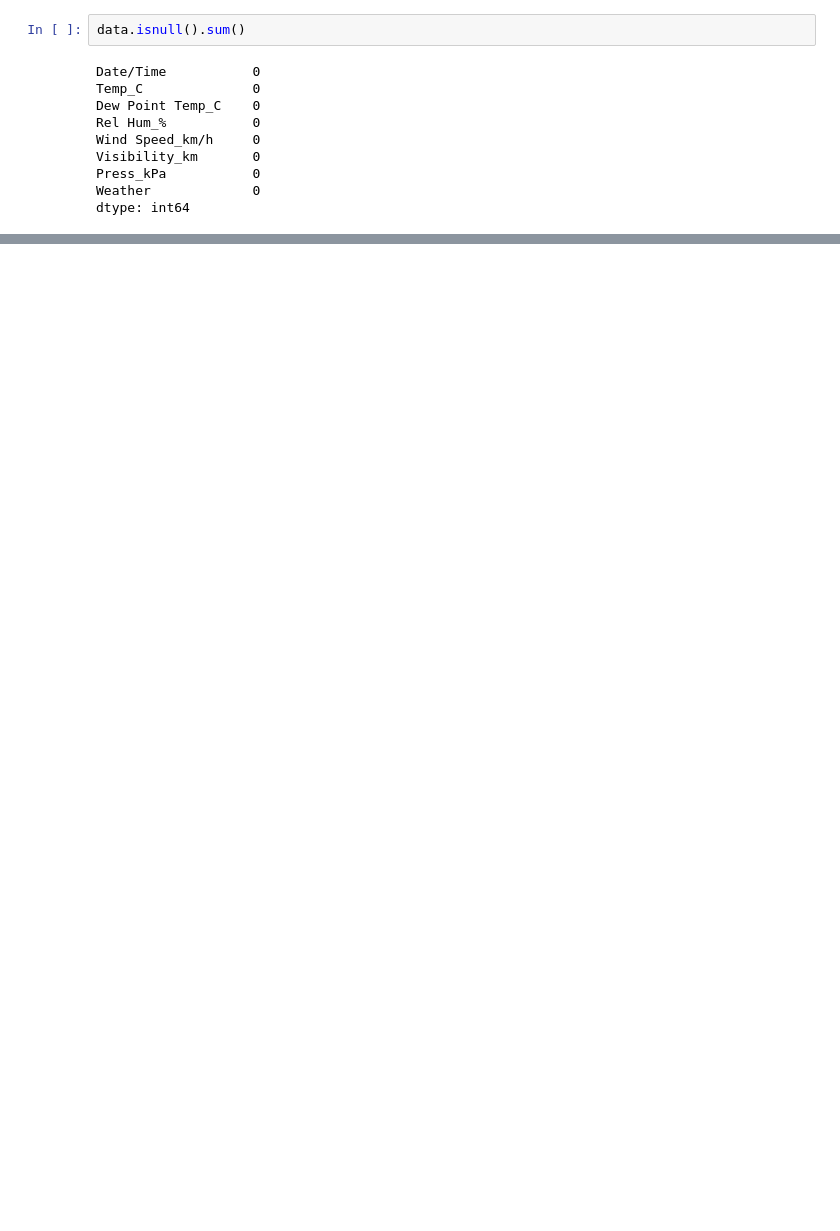
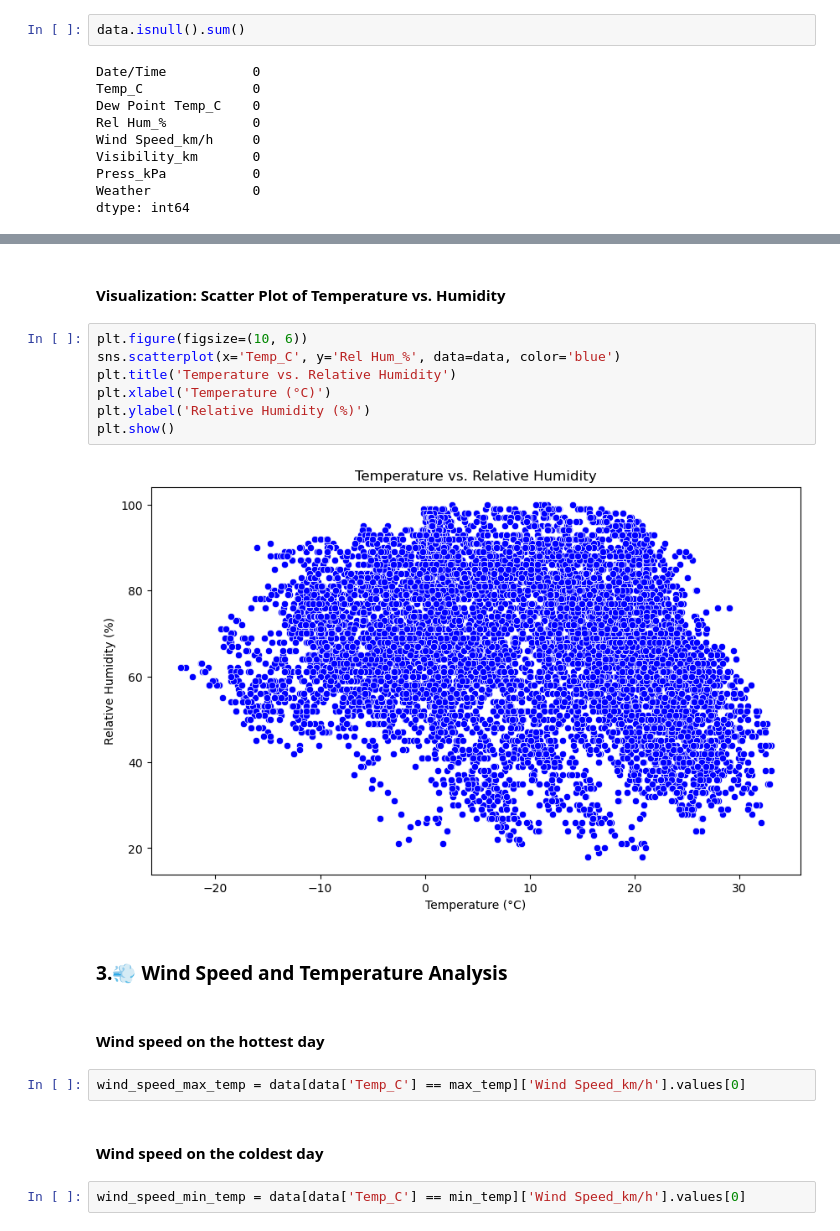
Before and after one commit to georgezacharia/weather_data_analysis_python, a Jupyter notebook: weather_data_analysis.ipynb, the cells around one changed output, grey strips where cells are left out. Drawn from its saved outputs; the diff is of its cells as text; blank space fills up the shorter version.

```diff
--- a/weather_data_analysis.ipynb
+++ b/weather_data_analysis.ipynb
@@ -515,0 +124,21 @@ This analysis provided valuable insights into various weather conditions and the
+# %% [markdown]
+#### Visualization: Scatter Plot of Temperature vs. Humidity
+# %%
+plt.figure(figsize=(10, 6))
+sns.scatterplot(x='Temp_C', y='Rel Hum_%', data=data, color='blue')
+plt.title('Temperature vs. Relative Humidity')
+plt.xlabel('Temperature (°C)')
+plt.ylabel('Relative Humidity (%)')
+plt.show()
+# %% [output]
+[figure, added]
+# %% [markdown]
+### 3.💨 Wind Speed and Temperature Analysis
+# %% [markdown]
+#### Wind speed on the hottest day
+# %%
+wind_speed_max_temp = data[data['Temp_C'] == max_temp]['Wind Speed_km/h'].values[0]
+# %% [markdown]
+#### Wind speed on the coldest day
+# %%
+wind_speed_min_temp = data[data['Temp_C'] == min_temp]['Wind Speed_km/h'].values[0]
```
Also changed, not shown: parts of 148 cells of this notebook.
